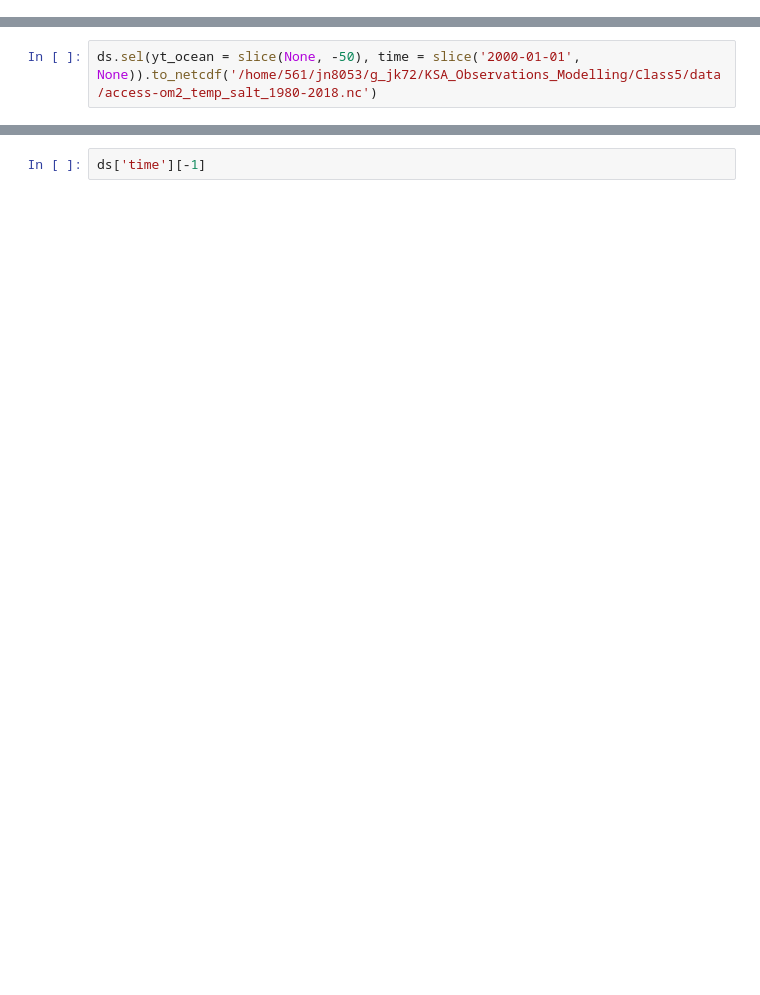
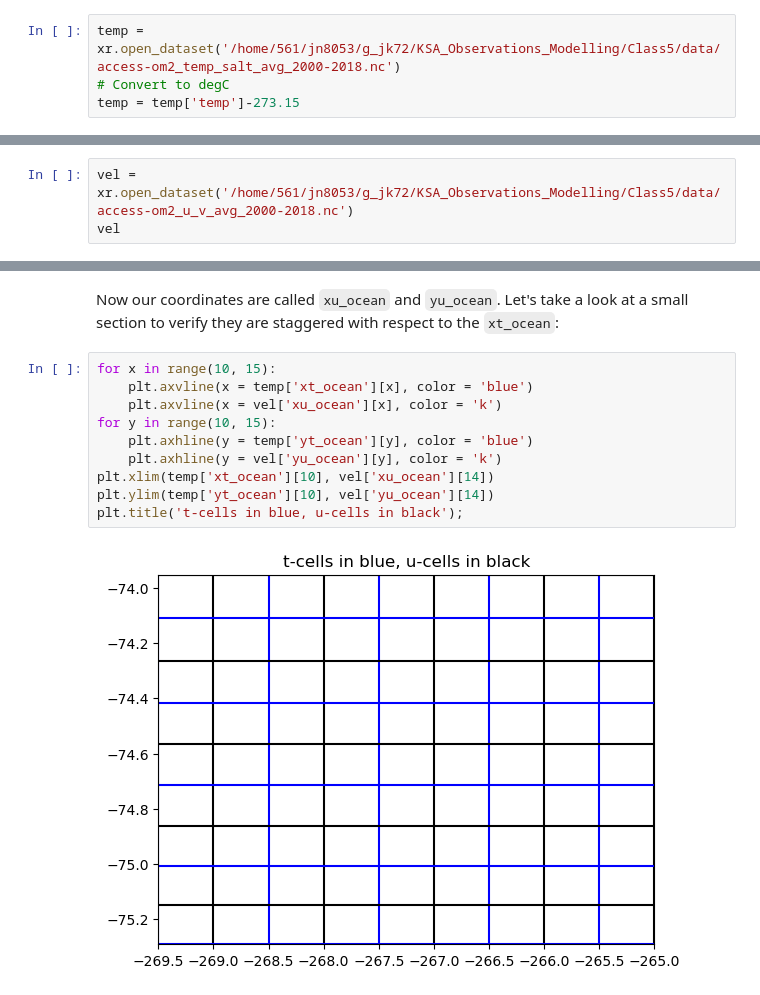
Before and after one commit to julia-neme/KSA_Observations_Modelling, a Jupyter notebook: Class5/1_Introduction_to_ACCESS-OM2.ipynb, the cells around one changed output, grey strips where cells are left out. Drawn from its saved outputs; the diff is of its cells as text; blank space fills up the shorter version.

```diff
--- a/Class5/1_Introduction_to_ACCESS-OM2.ipynb
+++ b/Class5/1_Introduction_to_ACCESS-OM2.ipynb
@@ -58,0 +80,4 @@ ds = catalog[expt].search(
+# %%
+temp = xr.open_dataset('/home/561/jn8053/g_jk72/KSA_Observations_Modelling/Class5/data/access-om2_temp_salt_avg_2000-2018.nc')
+# Convert to degC
+temp = temp['temp']-273.15
@@ -59,2 +117,3 @@ ds = catalog[expt].search(
 # %%
-ds.sel(yt_ocean = slice(None, -50), time = slice('2000-01-01', None)).to_netcdf('/home/561/jn8053/g_jk72/KSA_Observations_Modelling/Class5/data/access-om2_temp_salt_1980-2018.nc')
+vel = xr.open_dataset('/home/561/jn8053/g_jk72/KSA_Observations_Modelling/Class5/data/access-om2_u_v_avg_2000-2018.nc')
+vel
@@ -61,2 +130,14 @@ ds.sel(yt_ocean = slice(None, -50), time = slice('2000-01-01', None)).to_netcdf(
-# %%
-ds['time'][-1]
+# %% [markdown]
+Now our coordinates are called `xu_ocean` and `yu_ocean`. Let's take a look at a small section to verify they are staggered with respect to the `xt_ocean`:
+# %%
+for x in range(10, 15):
+    plt.axvline(x = temp['xt_ocean'][x], color = 'blue')
+    plt.axvline(x = vel['xu_ocean'][x], color = 'k')
+for y in range(10, 15):
+    plt.axhline(y = temp['yt_ocean'][y], color = 'blue')
+    plt.axhline(y = vel['yu_ocean'][y], color = 'k')
+plt.xlim(temp['xt_ocean'][10], vel['xu_ocean'][14])
+plt.ylim(temp['yt_ocean'][10], vel['yu_ocean'][14])
+plt.title('t-cells in blue, u-cells in black');
+# %% [output]
+[figure, added]
```
Also changed, not shown: parts of 20 cells of this notebook, 9 other files.
